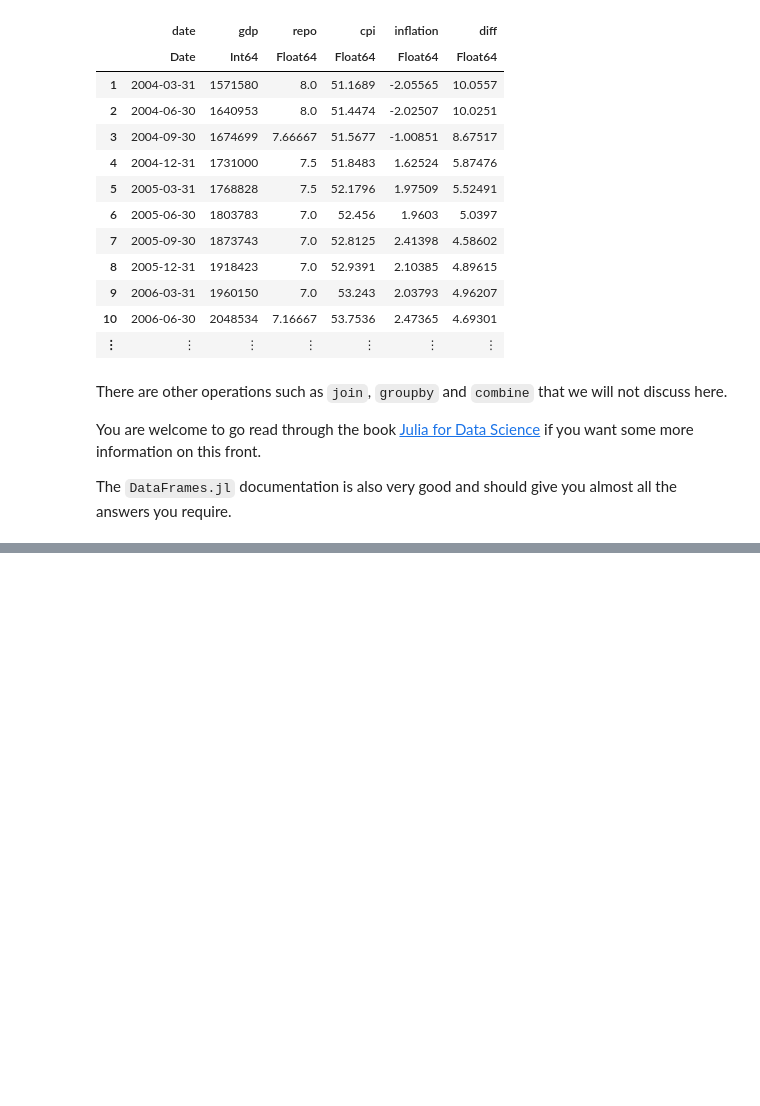
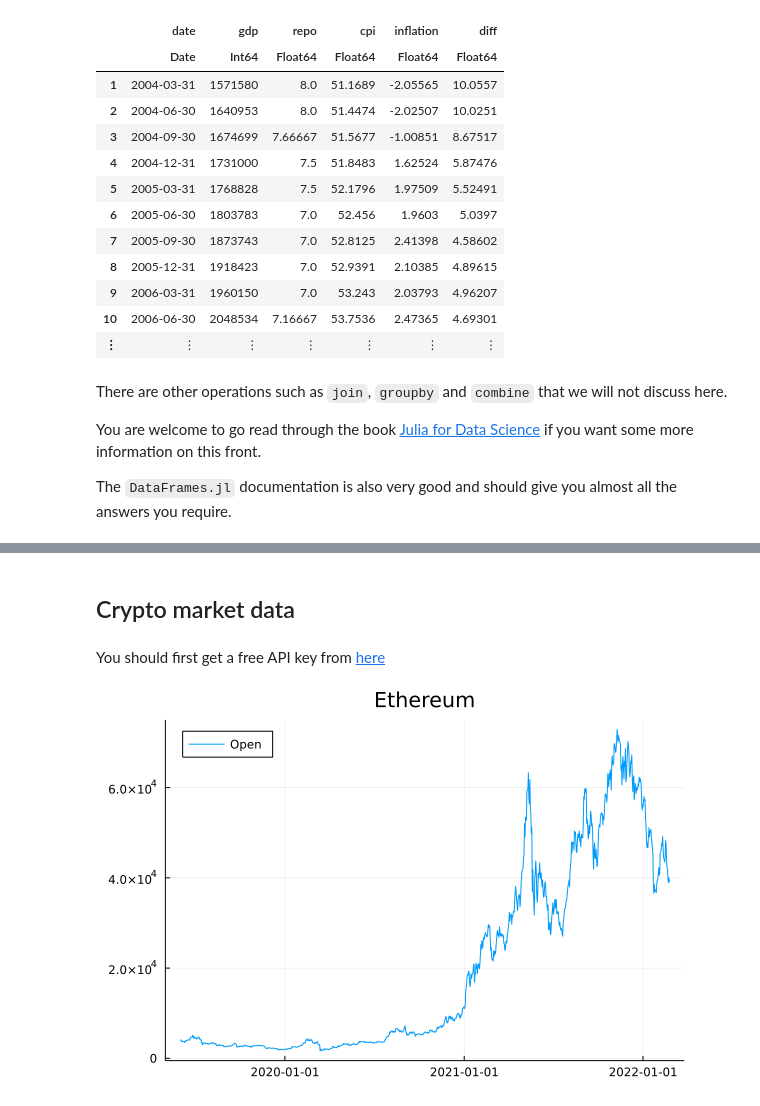
Before and after one commit to DawievLill/DataScience-871, a Jupyter notebook: 05-julia-data/05-julia-data.ipynb, the cells around one changed output, grey strips where cells are left out. Drawn from its saved outputs; the diff is of its cells as text; code cells hidden in the pictures; blank space fills up the shorter version.

```diff
--- a/05-julia-data/05-julia-data.ipynb
+++ b/05-julia-data/05-julia-data.ipynb
@@ -567,0 +597,19 @@ The `DataFrames.jl` documentation is also very good and should give you almost a
+# %% [markdown]
+## Crypto market data
+# %% [markdown]
+You should first get a free API key from [here](https://www.alphavantage.co/support/#api-key)
+# %%
+client = AlphaVantage.GLOBAL[]
+client.key = "HAEPQHINOYR1D7LX" # Insert your own key here
+
+
+ethRaw = digital_currency_daily("ETH", "ZAR", datatype="csv") # Raw data
+eth = DataFrame(ethRaw[1], :auto) # Convert to DataFrame
+eth = rename(eth, Symbol.(vcat(ethRaw[2]...)), makeunique=true) # Rename the columns
+
+eth.Date = Date.(eth.timestamp) # Convert timestamp to Date
+eth.Open = Float64.(eth[!, Symbol("open (ZAR)")]) # Convert opening price to Float
+
+plot(eth.Date, eth.Open, label="Open", title = "Ethereum", legend = :topleft) # Plot the graph
+# %% [output]
+[figure, added]
```
Also changed, not shown: parts of 9 cells of this notebook.
